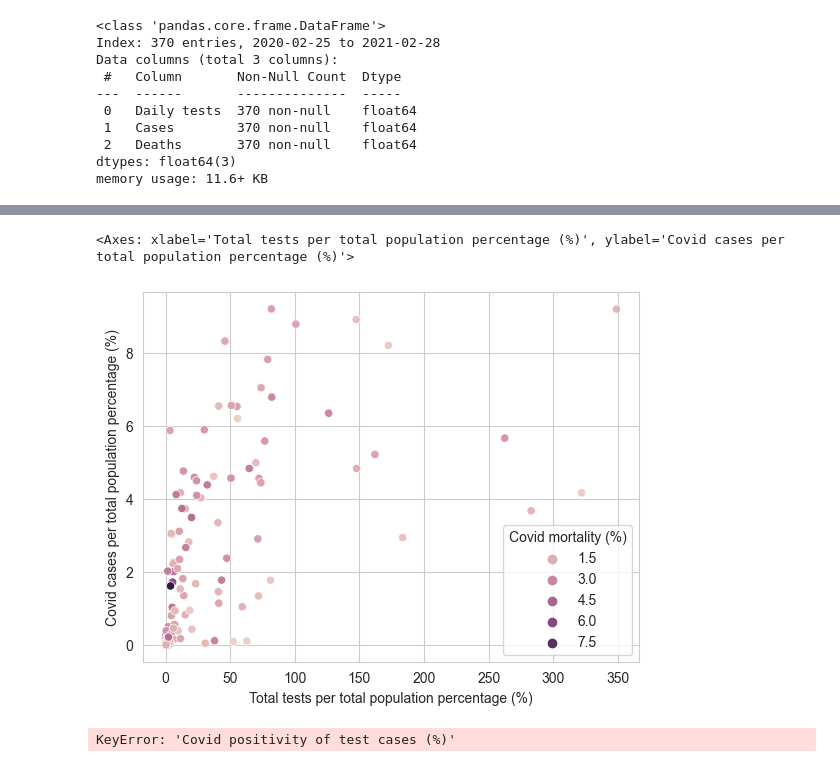
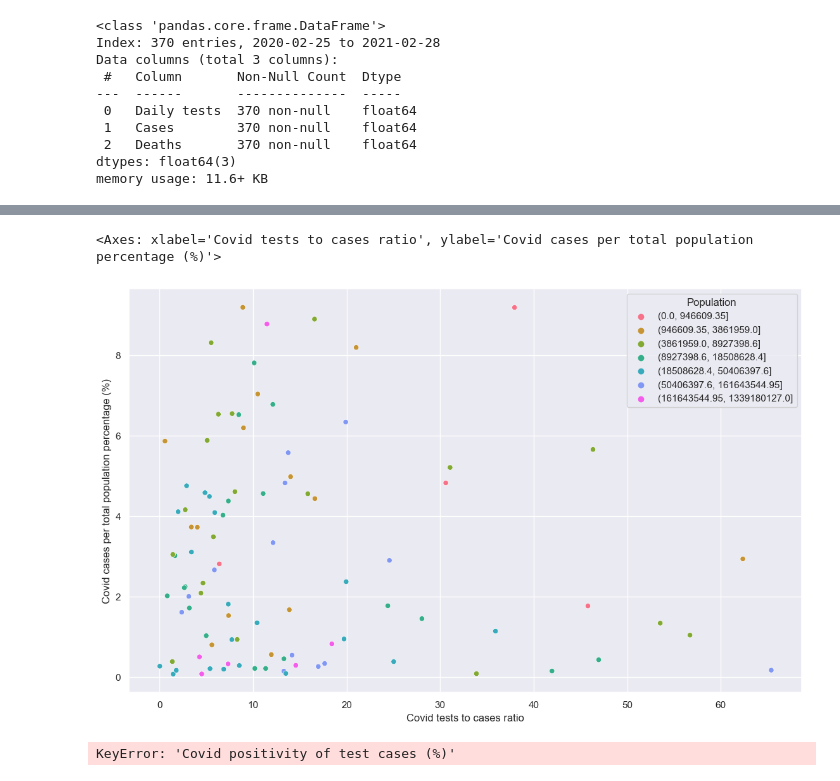
Before and after one commit to Andreas-Ts/Data-Mining-Project-Covid, a Jupyter notebook: Main.ipynb, the cells around one changed output, grey strips where cells are left out. Drawn from its saved outputs; the diff is of its cells as text; code cells hidden in the pictures.

Commit message:
meleti ton scatter plots

```diff
--- a/Main.ipynb
+++ b/Main.ipynb
@@ -251,2 +273,0 @@ countries_stats.head()
-# %%
-sns.set_style('whitegrid')
@@ -272,0 +319,26 @@ countries_stats.sort_values(by=['Covid mortality per one thousand people','Covid
+# %%
+
+
+def remove_outlier(df, column, lower_bound=0.20,upper_bound=0.80):
+    # Find first and third quartile
+    q1 = df[column].quantile(lower_bound)
+    q3 = df[column].quantile(upper_bound)
+
+    # Find interquartile range
+    IQR = q3 - q1
+
+    # Find lower and upper bound
+    lower_bound = q1 - 1.5 * IQR
+    upper_bound = q3 + 1.5 * IQR
+
+    # Remove outliers
+    df[column] = df[column][df[column] > lower_bound]
+    df[column] = df[column][df[column] < upper_bound]
+
+    return df
+def HueDistrubition(column):
+    bins=pd.cut(column,[0,column.quantile(0.05),column.quantile(0.2),column.quantile(0.4),column.quantile(0.6),column.quantile(0.8),column.quantile(0.95),column.quantile(1)])
+    return bins
+# %%
+sns.set(rc={'figure.figsize':(13.7,8.27)})
+sns.set_palette("mako")
@@ -273,13 +366,22 @@ countries_stats.sort_values(by=['Covid mortality per one thousand people','Covid
 # %%
 x_column='Covid tests to cases ratio'
 y_column='Covid cases per total population percentage (%)'
-plot_data=countries_stats
-#plot_data=countries_stats.drop(plot_data[x_column].idxmax())
-#plot_data=plot_data.drop(plot_data[y_column].idxmax()) #Use this to delete Mexico for plot visualization, in order to see in more detail the rest of the data
-sns.scatterplot(data=plot_data,x=x_column,y=y_column,hue='Covid mortality (%)')
+hue_column='Population'
+plot_data=countries_stats.copy()
+plot_data=remove_outlier(plot_data,x_column)
+plot_data=remove_outlier(plot_data,y_column)
+hue_column_data=plot_data[hue_column]
+sns.scatterplot(data=plot_data,
+                x=x_column,
+                y=y_column,
+                hue=HueDistrubition(hue_column_data),
+                #size=HueDistrubition(plot_data['GDP/Capita']),
+                #palette=sns.color_palette("mako",n_colors=7),
+                sizes=(30,200)
+                )
 # %% [output]
-<Axes: xlabel='Total tests per total population percentage (%)', ylabel='Covid cases per total population percentage (%)'>
+<Axes: xlabel='Covid tests to cases ratio', ylabel='Covid cases per total population percentage (%)'>
-[figure, old version]
+[figure, new version]
 # %%
 x_column='Covid positivity of test cases (%)'
 y_column='Covid mortality (%)'
```
Also changed, not shown: parts of 26 cells of this notebook.
